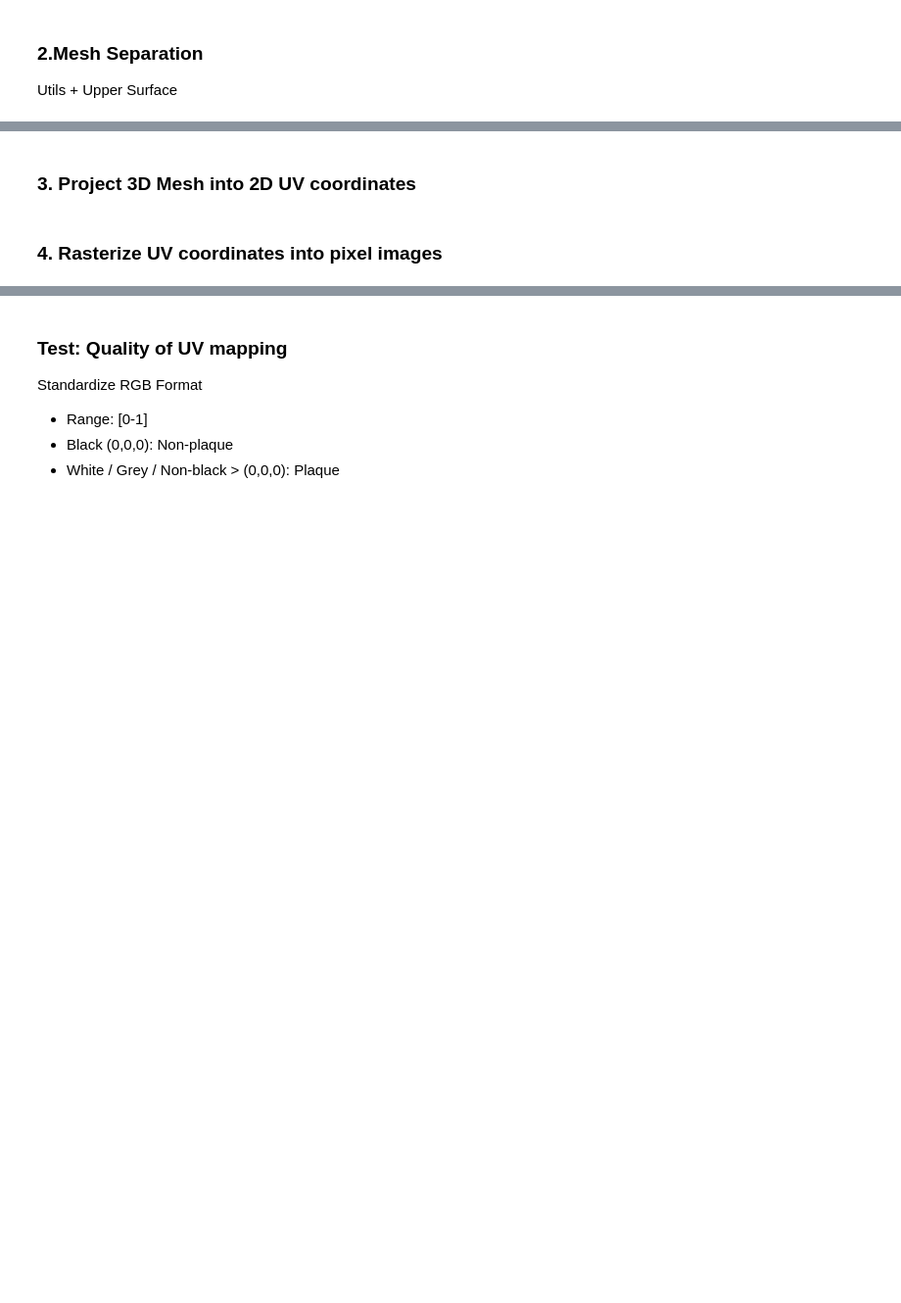
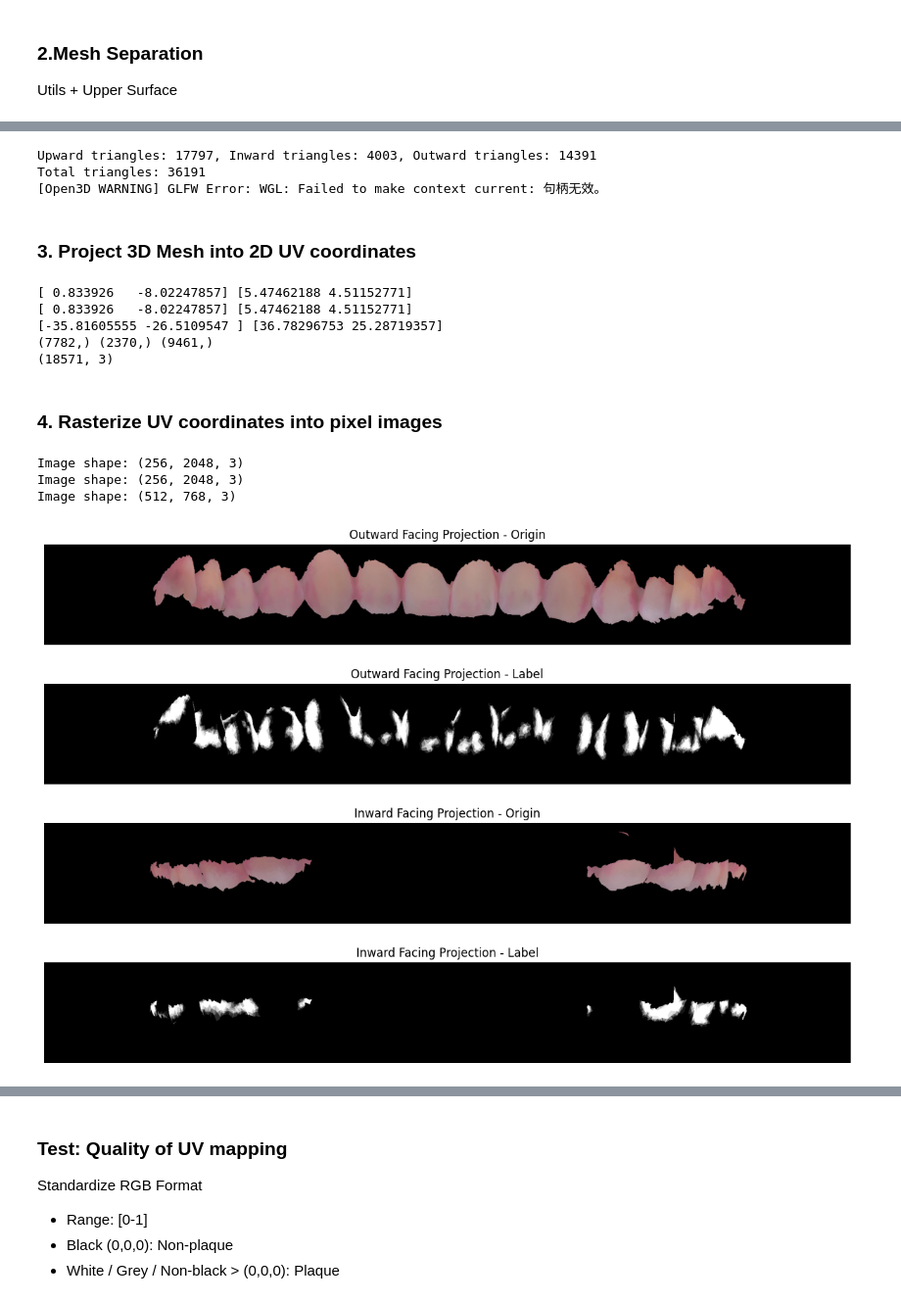
Before and after one commit to SunnyRT/dental_plaque_segmentation, a Jupyter notebook: uvraster_execution.ipynb, the cells around one changed output, grey strips where cells are left out. Shown at 98% size. Saved outputs shown, nothing was run; the diff lists cells and outputs as text; code cells hidden in the pictures; blank space fills up the shorter version.

```diff
--- a/uvraster_execution.ipynb
+++ b/uvraster_execution.ipynb
@@ -215,8 +233,8 @@ def separate_io_triangles(mesh):
     assert len(in_triangles) + len(out_triangles) == len(triangles), "Triangles are not correctly separated"
 
     # clean up
-    in_mesh, in_triangles, in_to_out_triangles = keep_large_component(in_mesh, min_size=500)
-    out_mesh, out_triangles, out_to_in_triangles = keep_large_component(out_mesh, min_size=500)
+    in_mesh, in_triangles, in_to_out_triangles = keep_large_component(in_mesh, min_size=100)
+    out_mesh, out_triangles, out_to_in_triangles = keep_large_component(out_mesh, min_size=100)
 
     # add out_to_in_triangles to in_triangles
     in_triangles = np.concatenate([in_triangles, out_to_in_triangles])
@@ -228,9 +246,10 @@ def separate_io_triangles(mesh):
 in_triangles, out_triangles = separate_io_triangles(unsampled_mesh)
 
 # check all triangles are accounted for
-assert len(in_triangles) + len(out_triangles) == len(np.asarray(unsampled_mesh.triangles)), "Sum of inward and outward triangles not equal to unsampled triangles"
-assert len(up_triangles) + len(in_triangles) + len(out_triangles) == len(np.asarray(origin_mesh.triangles)), "Sum of upward, inward and outward triangles not equal to total triangles"
-
+assert abs(len(in_triangles) + len(out_triangles) - len(np.asarray(unsampled_mesh.triangles)))<=1, "Sum of inward and outward triangles not equal to unsampled triangles"
+# assert abs(len(up_triangles) + len(in_triangles) + len(out_triangles) - len(np.asarray(origin_mesh.triangles)))<=1, "Sum of upward, inward and outward triangles not equal to total triangles"
+print(f"Upward triangles: {len(up_triangles)}, Inward triangles: {len(in_triangles)}, Outward triangles: {len(out_triangles)}")
+print(f"Total triangles: {len(np.asarray(origin_mesh.triangles))}")
 
 # Visualize overall separation
 visual_mesh_in = copy.deepcopy(origin_mesh)
@@ -246,6 +265,10 @@ visual_mesh_up.triangles = o3d.utility.Vector3iVector(up_triangles)
 visual_mesh_up.paint_uniform_color([0, 1, 0])
 
 o3d.visualization.draw_geometries([visual_mesh_in, visual_mesh_out, visual_mesh_up, axes])
+# %% [output]
+Upward triangles: 17797, Inward triangles: 4003, Outward triangles: 14391
+Total triangles: 36191
+[Open3D WARNING] GLFW Error: WGL: Failed to make context current: 句柄无效。
 # %% [markdown]
 ### 3. Project 3D Mesh into 2D UV coordinates
 # %%
@@ -281,10 +304,10 @@ def UVmap_cylindrical(vertices, if_inward=True):
         x, y, z = vertices[i]
         theta = np.arctan2(z, x)
 
-        # # FIXME: only if mesh is geometrically centered at origin!!!!!!
-        # theta = theta + np.pi /2
-        # if theta < 0:
-        #     theta = theta + 2 * np.pi
+        # FIXME: only if mesh is geometrically centered at origin!!!!!!
+        theta = theta + np.pi /2
+        if theta < 0:
+            theta = theta + 2 * np.pi
 
         y = y
         uv_coords.append([theta, y])
@@ -306,15 +329,15 @@ def normalize_uv_coords(uv_coords, u_range, v_range, with_nl=False):
 
     # non-linear transformation to reduce distortion in theta
     # set to True if the mesh is cylindrically projected
-    if with_nl:
-        x_coords = uv_norm_coords[:,0]
-        y_coords = uv_norm_coords[:,1]
-        x_coords_tf = np.sin((x_coords - 0.5) * np.pi) / 2 + 0.5
-        uv_norm_coords_tf = np.stack([x_coords_tf, y_coords], axis=1)
-        return uv_norm_coords_tf
+    # if with_nl:
+    #     x_coords = uv_norm_coords[:,0]
+    #     y_coords = uv_norm_coords[:,1]
+    #     x_coords_tf = np.sin((x_coords - 0.5) * np.pi) / 2 + 0.5
+    #     uv_norm_coords_tf = np.stack([x_coords_tf, y_coords], axis=1)
+    #     return uv_norm_coords_tf
 
-    else:
-        return uv_norm_coords
+    # else:
+    return uv_norm_coords
 
 
 
@@ -325,10 +348,10 @@ def normalize_uv_coords(uv_coords, u_range, v_range, with_nl=False):
 # Execution of UV projection (for all vertices in each of 3 cases)
 
 # Get the vertices of the origin mesh
-vertices = np.asarray(origin_mesh.vertices)
-# origin_mesh_c = copy.deepcopy(origin_mesh)
-# origin_mesh_c.translate(-origin_mesh_c.get_center())
-# vertices = np.asarray(origin_mesh_c.vertices) # FIXME: origin at mesh geometrical center
+# vertices = np.asarray(origin_mesh.vertices)
+origin_mesh_c = copy.deepcopy(origin_mesh)
+origin_mesh_c.translate(-origin_mesh_c.get_center())
+vertices = np.asarray(origin_mesh_c.vertices) # FIXME: origin at mesh geometrical center
 
 
 # UV mapping for all vertices in 3 cases NOTE: all vertices are projected in each case!!!!!!
@@ -347,9 +370,9 @@ print(np.min(uv_up, axis=0), np.max(uv_up, axis=0))
 # uv_norm_in = normalize_uv_coords(uv_in, (0,2*np.pi), (-8, 8), with_nl=True)
 # uv_norm_up = normalize_uv_coords(uv_up, (-50,50), (-25, 25))
 
-uv_norm_out = normalize_uv_coords(uv_out, (-0.1*np.pi,1.1*np.pi), (-9, 7), with_nl=True)
-uv_norm_in = normalize_uv_coords(uv_in, (-0.1*np.pi,1.1*np.pi), (-8, 8), with_nl=True)
-uv_norm_up = normalize_uv_coords(uv_up, (-50,50), (0, 50))
+uv_norm_out = normalize_uv_coords(uv_out, (0, 2*np.pi), (-9, 7), with_nl=True)
+uv_norm_in = normalize_uv_coords(uv_in, (0, 2*np.pi), (-8, 8), with_nl=True)
+uv_norm_up = normalize_uv_coords(uv_up, (-45,45), (-30, 30))
 
 
 
@@ -383,6 +406,12 @@ vertices_labelRGB_raw = np.asarray(label_mesh.vertex_colors) # black/grey/non-wh
 # Flip plaque representation from dark (black or grey) to white
 vertices_originRGB = (vertices_originRGB_raw * 255).astype(np.uint8) # 0-255
 vertices_labelRGB = ((1-vertices_labelRGB_raw) * 255).astype(np.uint8) # 0-255, non-black>(0,0,0) for plaue, black=(0,0,0) for non-plaque
+# %% [output]
+[ 0.833926   -8.02247857] [5.47462188 4.51152771]
+[ 0.833926   -8.02247857] [5.47462188 4.51152771]
+[-35.81605555 -26.5109547 ] [36.78296753 25.28719357]
+(7782,) (2370,) (9461,)
+(18571, 3)
 # %% [markdown]
 ### 4. Rasterize UV coordinates into pixel images
 # %%
@@ -413,7 +442,7 @@ def rasterize_uv_to_image(uv_norm_coords, vert_depth, xx_triangles, vert_originR
         px_w = px_h*8 # 2048
     else:
         px_h = px*2 # 512
-        px_w = px*4 # 1024
+        px_w = px*3 # 768
 
     # Scale uv_norm_coords by width and height to get pixel coordinates
     uv_pixel = np.copy(uv_norm_coords)
@@ -469,33 +498,38 @@ img_origin_up, img_label_up, uv_pixel_up = rasterize_uv_to_image(uv_norm_up, ver
 
 
 # TODO: Inward / Outward projected images will be patched into 1x8
 # TODO: Upward projected image will be patched into 2x4
 
 
 
 
 # Visaulize the rasterized images
 # Display the in- and outward large image for visualization
 fig, ax = plt.subplots(4,1, figsize=(15, 10))
 
 ax[0].imshow(img_origin_out)
 ax[0].set_title("Outward Facing Projection - Origin")
 ax[0].axis('off')
 
 
 ax[1].imshow(img_label_out)
 ax[1].set_title("Outward Facing Projection - Label")
 ax[1].axis('off')
 
 ax[2].imshow(img_origin_in)
 ax[2].set_title("Inward Facing Projection - Origin")
 ax[2].axis('off')
 
 ax[3].imshow(img_label_in)
 ax[3].set_title("Inward Facing Projection - Label")
 ax[3].axis('off')
 
 plt.show()
+# %% [output]
+Image shape: (256, 2048, 3)
+Image shape: (256, 2048, 3)
+Image shape: (512, 768, 3)
+[figure, added]
 # %%
 # Display the large image for upward-facing visualization
 fig, ax = plt.subplots(1,2, figsize=(10, 5))
```
Also changed, not shown: parts of 10 cells of this notebook, 1 other file.
